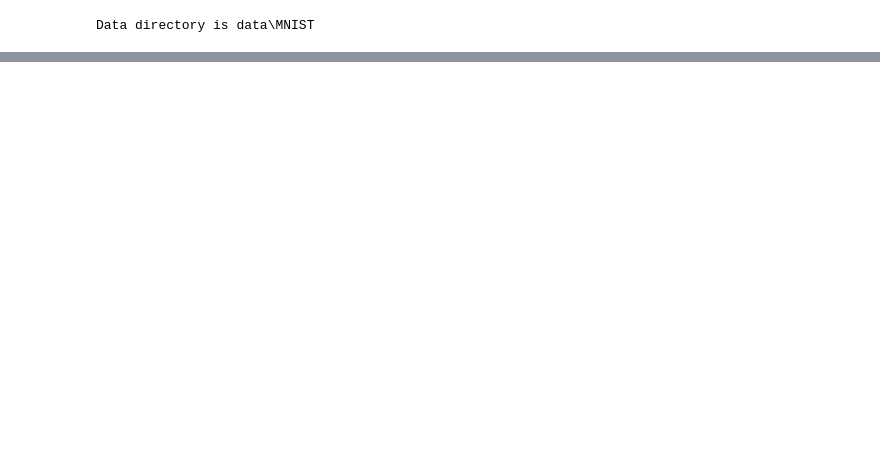
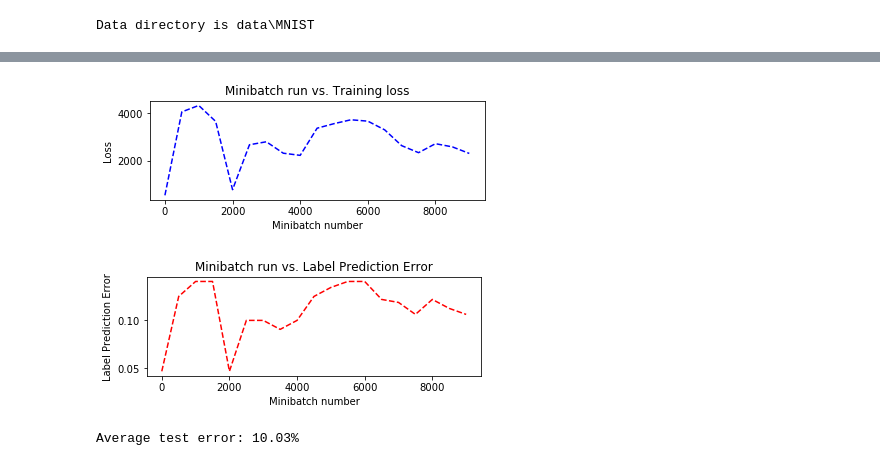
Before and after one commit to wayneg021/CNTKLearning, a Jupyter notebook: CNTKLogisticRegressionB.ipynb, the cells around one changed output, grey strips where cells are left out. Saved outputs shown, nothing was run; the diff lists cells and outputs as text; code cells hidden in the pictures; blank space fills up the shorter version.

```diff
--- a/CNTKLogisticRegressionB.ipynb
+++ b/CNTKLogisticRegressionB.ipynb
@@ -53,0 +86,21 @@ z = create_model(input)
+# %%
+reader_train = create_reader(train_file, True, input_dim, num_output_classes)
+
+input_map = {
+    label: reader_train.streams.labels,
+    input: reader_train.streams.features
+}
+
+training_progress_output_freq = 500
+
+plotdata = {"batchsize":[], "loss": [], "error": []}
+
+for i in range(0, int(num_minibatches_to_train)):
+    data = reader_train.next_minibatch(minibatch_size, input_map=input_map)
+
+    trainer.train_minibatch(data)
+    batchsize, loss, error = print_training_progress(trainer, i, training_progress_output_freq, verbose=1)
+    if not (loss == "NA" or error =="NA"):
+        plotdata["batchsize"].append(batchsize)
+        plotdata["loss"].append(loss)
+        plotdata["error"].append(error)
@@ -53,0 +127,56 @@ z = create_model(input)
+# %%
+# Compute the moving average loss to smooth out the noise in SGD
+plotdata["avgloss"] = moving_average(plotdata["loss"])
+plotdata["avgerror"] = moving_average(plotdata["error"])
+
+# Plot the training loss and the training error
+import matplotlib.pyplot as plt
+
+plt.figure(1)
+plt.subplot(211)
+plt.plot(plotdata["batchsize"], plotdata["avgloss"], 'b--')
+plt.xlabel('Minibatch number')
+plt.ylabel('Loss')
+plt.title('Minibatch run vs. Training loss')
+
+plt.show()
+
+plt.subplot(212)
+plt.plot(plotdata["batchsize"], plotdata["avgerror"], 'r--')
+plt.xlabel('Minibatch number')
+plt.ylabel('Label Prediction Error')
+plt.title('Minibatch run vs. Label Prediction Error')
+plt.show()
+# %% [output]
+[figure, added]
+[figure, added]
+# %%
+reader_test = create_reader(test_file, False, input_dim, num_output_classes)
+
+test_input_map = {
+    label  : reader_test.streams.labels,
+    input  : reader_test.streams.features,
+}
+
+# Test data for trained model
+test_minibatch_size = 512
+num_samples = 10000
+num_minibatches_to_test = num_samples // test_minibatch_size
+test_result = 0.0
+
+for i in range(num_minibatches_to_test):
+
+    # We are loading test data in batches specified by test_minibatch_size
+    # Each data point in the minibatch is a MNIST digit image of 784 dimensions
+    # with one pixel per dimension that we will encode / decode with the
+    # trained model.
+    data = reader_test.next_minibatch(test_minibatch_size,
+                                      input_map = test_input_map)
+
+    eval_error = trainer.test_minibatch(data)
+    test_result = test_result + eval_error
+
+# Average of evaluation errors of all test minibatches
+print("Average test error: {0:.2f}%".format(test_result*100 / num_minibatches_to_test))
+# %% [output]
+Average test error: 10.03%
```
Also changed, not shown: parts of 14 cells of this notebook.
